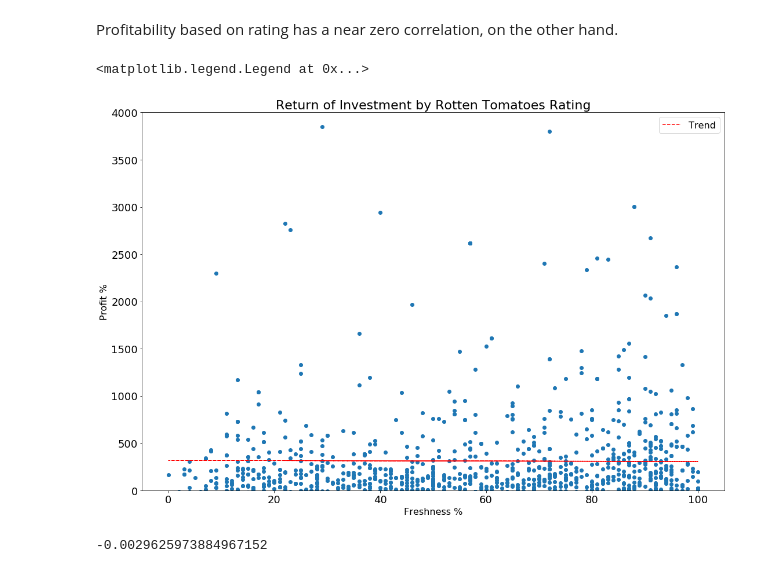
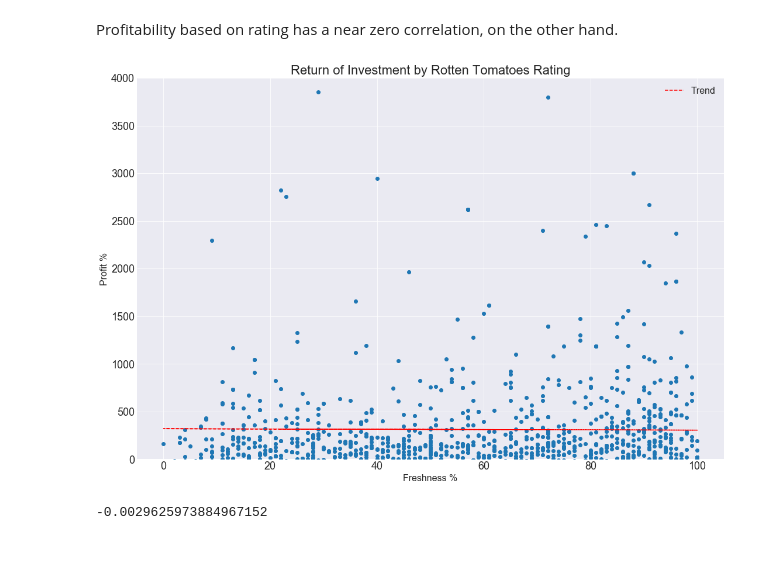
Before and after one commit to bagnine/moviedata, a Jupyter notebook: Code/moviedata.ipynb, the cells around one changed output. Cells and saved outputs as stored; diff of their text form; code cells hidden in the pictures.

```diff
--- a/Code/moviedata.ipynb
+++ b/Code/moviedata.ipynb
@@ -178,4 +179,5 @@ plt.scatter(x, y)
 ax.set_ylim(0, 1000000000)
 ax.tick_params(labelsize= 18)
 plt.legend(loc='upper right', handles = trend, fontsize= 16)
+plt.style.use('seaborn-darkgrid')
 # %% [output]
@@ -190,24 +191,24 @@ Profitability based on rating has a near zero correlation, on the other hand.
 # %%
 fig, ax = plt.subplots(figsize= (18, 12))
 
 x= df.rating
 y= df.profit_percentage
 z = np.polyfit(x, y, 1)
 p = np.poly1d(z)
 
 ax.set_title('Return of Investment by Rotten Tomatoes Rating', fontsize=22)
 ax.set_xlabel('Freshness %', fontsize= 16)
 ax.set_ylabel('Profit %', fontsize= 16)
 
 plt.scatter(x, y)
 trend = plt.plot(x,p(x),"r--", label = 'Trend')
 
 ax.set_ylim(0, 4000)
 ax.tick_params(labelsize= 18)
 plt.legend(loc= 'upper right', handles = trend, fontsize = 16)
+plt.style.use('seaborn-dark')
 # %% [output]
-<matplotlib.legend.Legend at 0x...>
-[figure, old version]
+[figure, new version]
 # %%
 df.profit_percentage.corr(df.rating)
 # %% [output]
```
Also changed, not shown: parts of 13 cells of this notebook, 3 other files.
